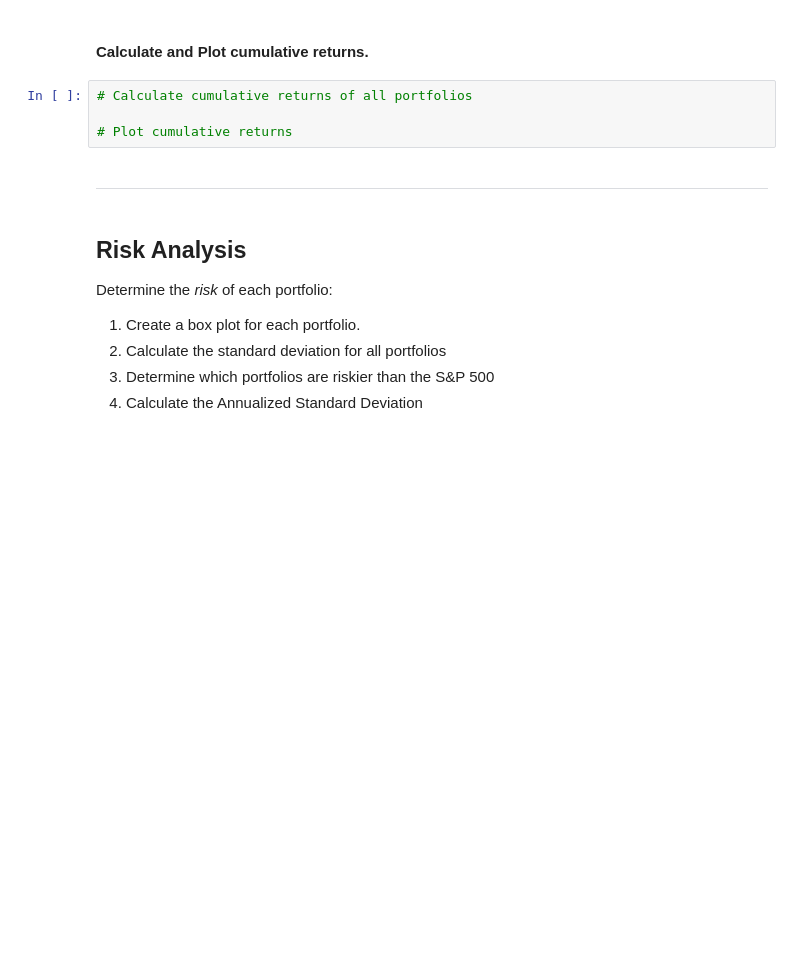
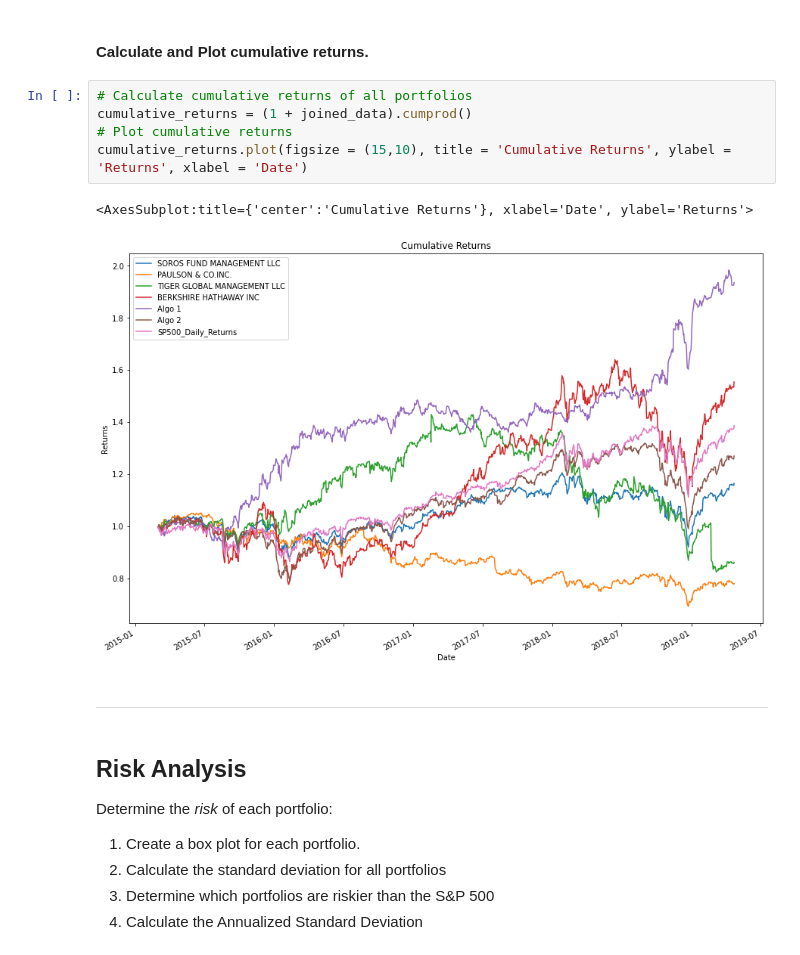
Before and after one commit to majikthise911/Homework_3_Pandas, a Jupyter notebook: Starter_Code/whale_analysis.ipynb, the cells around one changed output. Cells and saved outputs as stored; diff of their text form; blank space fills up the shorter version.

```diff
--- a/Starter_Code/whale_analysis.ipynb
+++ b/Starter_Code/whale_analysis.ipynb
@@ -106,8 +234,12 @@ In this section, you will calculate and visualize performance and risk metrics f
 #### Calculate and Plot cumulative returns.
 # %%
 # Calculate cumulative returns of all portfolios
-
+cumulative_returns = (1 + joined_data).cumprod()
 # Plot cumulative returns
+cumulative_returns.plot(figsize = (15,10), title = 'Cumulative Returns', ylabel = 'Returns', xlabel = 'Date')
+# %% [output]
+<AxesSubplot:title={'center':'Cumulative Returns'}, xlabel='Date', ylabel='Returns'>
+[figure, added]
 # %% [markdown]
 ---
 # %% [markdown]
```
Also changed, not shown: parts of 28 cells of this notebook, 1 other file.
